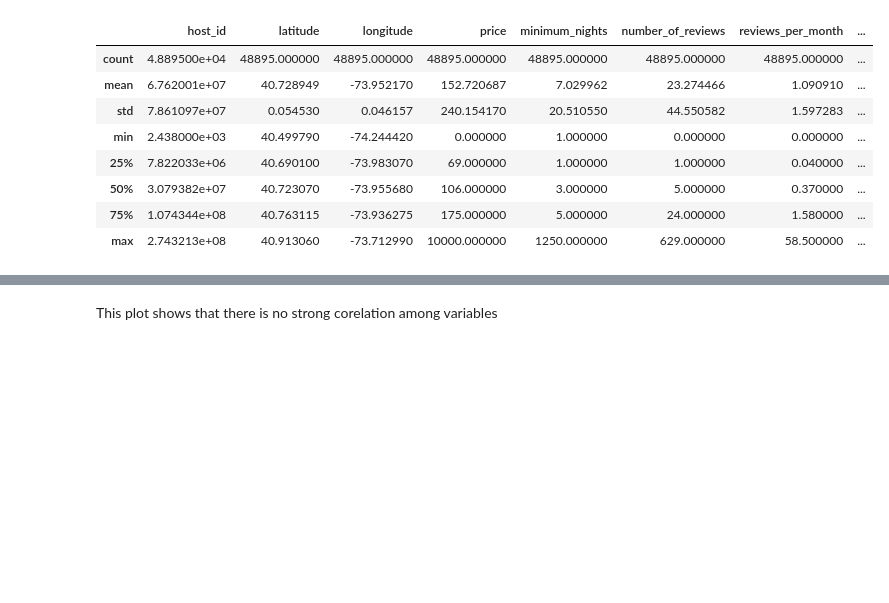
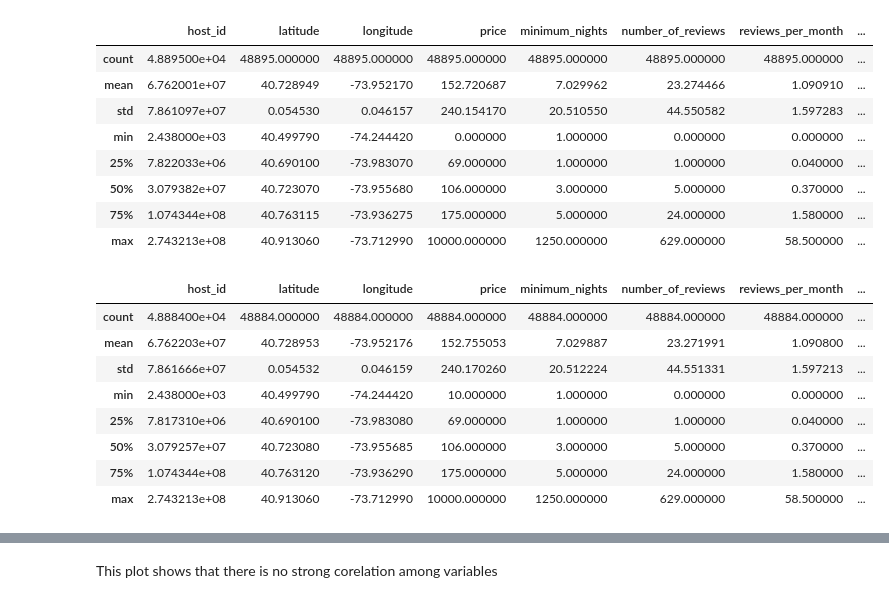
Before and after one commit to tushar2718/Airbnb-EDA-capstone-project, a Jupyter notebook: Airbnb_EDA_Bookings_Analysis_Capstone_Project_.ipynb, the cells around one changed output, grey strips where cells are left out. Cells and saved outputs as stored; diff of their text form; code cells hidden in the pictures; blank space fills up the shorter version.

```diff
--- a/Airbnb_EDA_Bookings_Analysis_Capstone_Project_.ipynb
+++ b/Airbnb_EDA_Bookings_Analysis_Capstone_Project_.ipynb
@@ -301,9 +301,20 @@ airbnb_df.describe()
 | 75% | 1.074344e+08 | 40.763115 | -73.936275 | 175.000000 | 5.000000 | 24.000000 | 1.580000 | ... |
 | max | 2.743213e+08 | 40.913060 | -73.712990 | 10000.000000 | 1250.000000 | 629.000000 | 58.500000 | ... |
 # %%
-#in here we check there are few rows of price whis is zero dollers.so we find these rows and remove them
+#Creating data by removing zero values from price and host name
 airbnb_df =airbnb_df[airbnb_df['price']!=0]
 airbnb_df =airbnb_df[airbnb_df['host_name']!=0]
+airbnb_df.describe()
+# %% [output]
+|  | host_id | latitude | longitude | price | minimum_nights | number_of_reviews | reviews_per_month | ... |
+| count | 4.888400e+04 | 48884.000000 | 48884.000000 | 48884.000000 | 48884.000000 | 48884.000000 | 48884.000000 | ... |
+| mean | 6.762203e+07 | 40.728953 | -73.952176 | 152.755053 | 7.029887 | 23.271991 | 1.090800 | ... |
+| std | 7.861666e+07 | 0.054532 | 0.046159 | 240.170260 | 20.512224 | 44.551331 | 1.597213 | ... |
+| min | 2.438000e+03 | 40.499790 | -74.244420 | 10.000000 | 1.000000 | 0.000000 | 0.000000 | ... |
+| 25% | 7.817310e+06 | 40.690100 | -73.983080 | 69.000000 | 1.000000 | 1.000000 | 0.040000 | ... |
+| 50% | 3.079257e+07 | 40.723080 | -73.955685 | 106.000000 | 3.000000 | 5.000000 | 0.370000 | ... |
+| 75% | 1.074344e+08 | 40.763120 | -73.936290 | 175.000000 | 5.000000 | 24.000000 | 1.580000 | ... |
+| max | 2.743213e+08 | 40.913060 | -73.712990 | 10000.000000 | 1250.000000 | 629.000000 | 58.500000 | ... |
 # %%
 #the corelation among variables
 corr = airbnb_df.corr()
```
